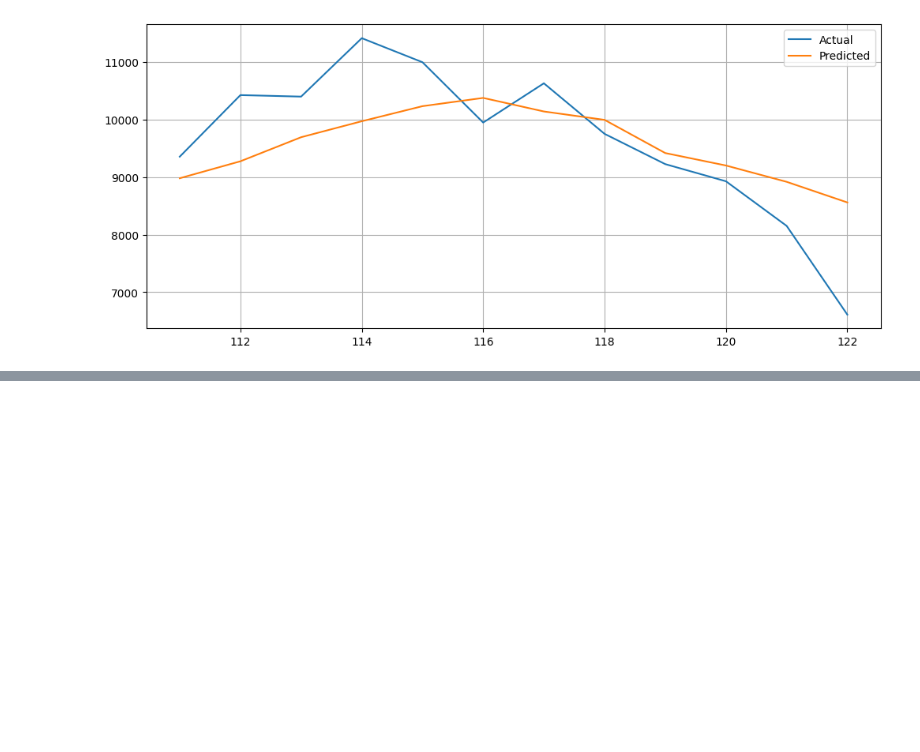
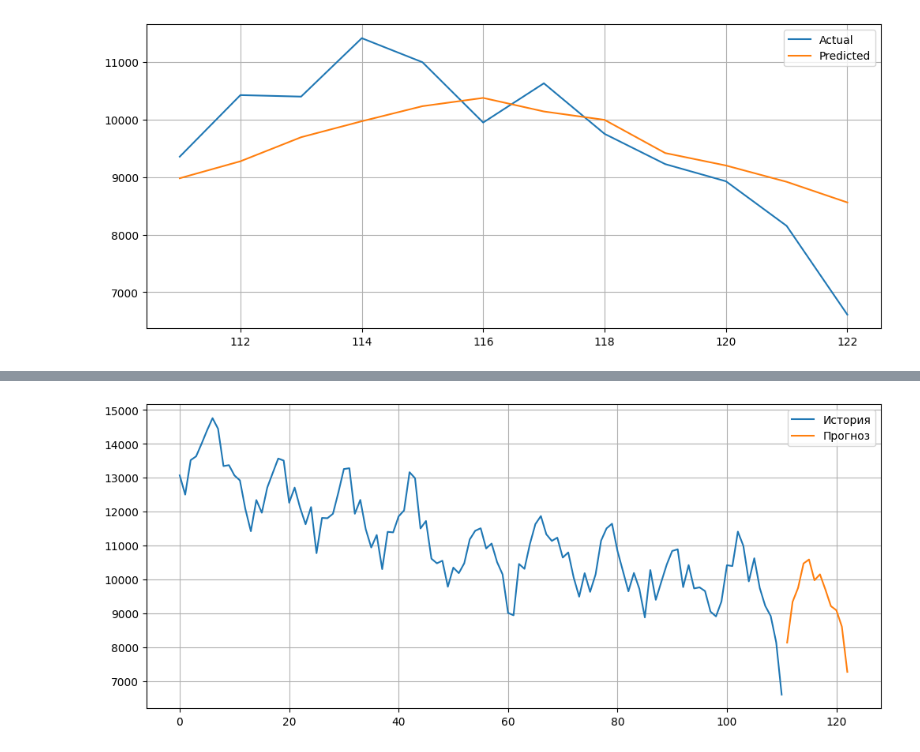
Before and after one commit to schoolboytemik/mos_test, a Jupyter notebook: task2/task2.1.ipynb, the cells around one changed output, grey strips where cells are left out. Cells and saved outputs as stored; diff of their text form; code cells hidden in the pictures; blank space fills up the shorter version.

```diff
--- a/task2/task2.1.ipynb
+++ b/task2/task2.1.ipynb
@@ -138,0 +271,29 @@ features = [
+# %%
+target_history = df['target'].tolist()
+# %%
+future_target = []
+
+last_year = df['year'].iloc[-1]
+last_month = df['month'].iloc[-1]
+
+for step in range(12):
+
+    month = (last_month + step) % 12 + 1
+    year = last_year + (last_month + step) // 12
+
+    lag1 = target_history[-1]
+    lag12 = target_history[-12]
+
+    row = pd.DataFrame({
+        'year': [year],
+        'month': [month],
+        'c1': [future_c1[step]],
+        'cat1': [future_cat1[step]],
+        'lag1': [lag1],
+        'lag12': [lag12]
+    })
+
+    pred = lr_target.predict(row)[0]
+
+    future_target.append(pred)
+    target_history.append(pred)
@@ -138,0 +337,18 @@ features = [
+# %%
+plt.figure(figsize=(12, 5))
+
+plt.plot(df['target'], label='История')
+
+future_index = range(len(df), len(df) + 12)
+
+plt.plot(
+    future_index,
+    future_target,
+    label='Прогноз'
+)
+
+plt.legend()
+plt.grid()
+plt.show()
+# %% [output]
+[figure, added]
```
Also changed, not shown: parts of 17 cells of this notebook, 1 other file.
